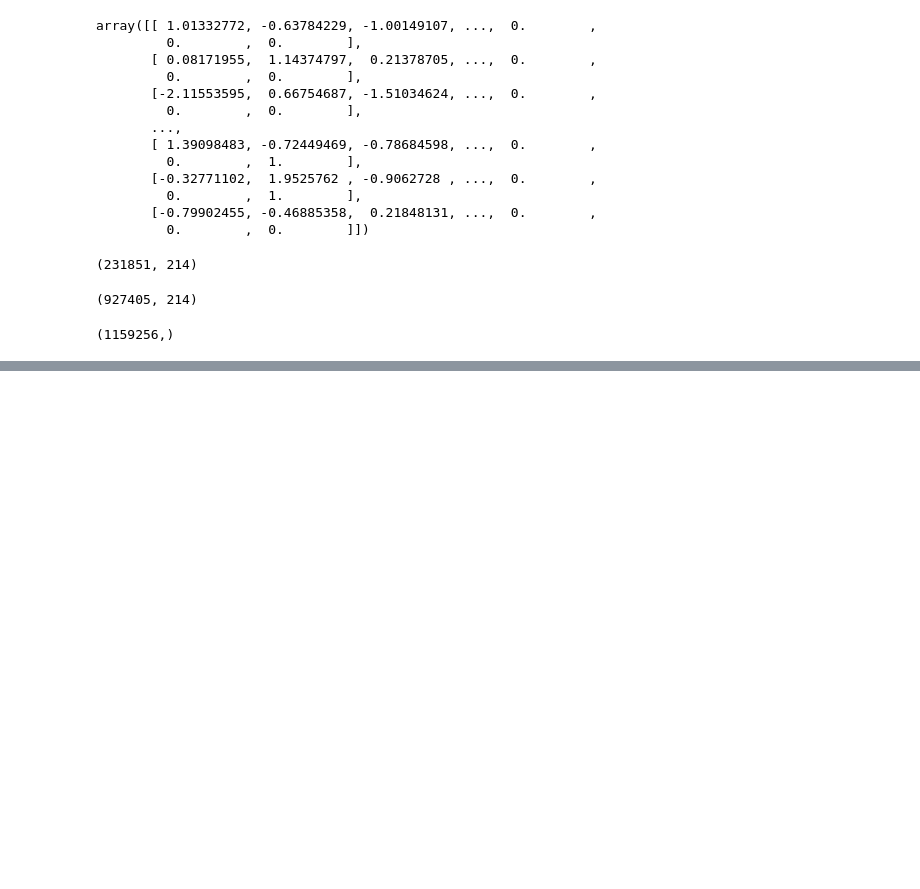
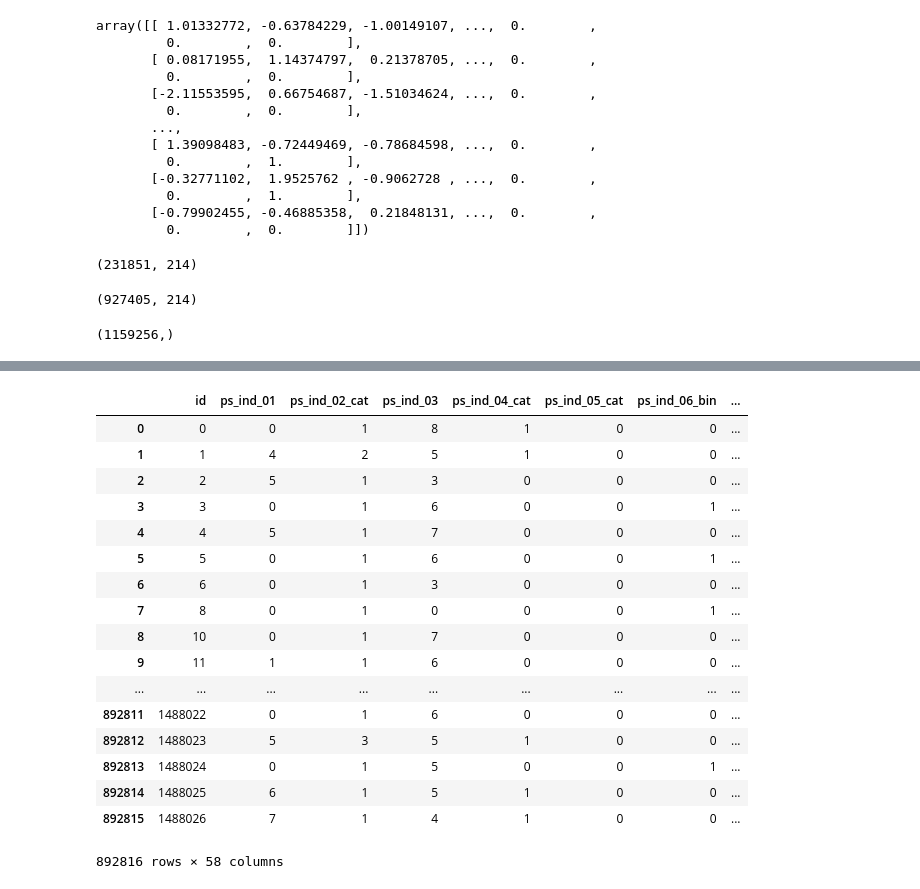
Before and after one commit to jwcunhagit/ml-ps, a Jupyter notebook: Balance-Data-expanding-values-Adjust_test_set.ipynb, the cells around one changed output, grey strips where cells are left out. Drawn from its saved outputs; the diff is of its cells as text; code cells hidden in the pictures; blank space fills up the shorter version.

Commit message:
Adding test dataset

```diff
--- a/Balance-Data-expanding-values-Adjust_test_set.ipynb
+++ b/Balance-Data-expanding-values-Adjust_test_set.ipynb
@@ -388,3 +395,26 @@ classifier.fit(X, y)
 #(449020+465945)/(1159256.0)
 # %%
 #y_pred
+# %%
+test_dataset = pd.read_csv('dataset/test.csv')
+# %%
+test_dataset
+# %% [output]
+|  | id | ps_ind_01 | ps_ind_02_cat | ps_ind_03 | ps_ind_04_cat | ps_ind_05_cat | ps_ind_06_bin | ... |
+| 0 | 0 | 0 | 1 | 8 | 1 | 0 | 0 | ... |
+| 1 | 1 | 4 | 2 | 5 | 1 | 0 | 0 | ... |
+| 2 | 2 | 5 | 1 | 3 | 0 | 0 | 0 | ... |
+| 3 | 3 | 0 | 1 | 6 | 0 | 0 | 1 | ... |
+| 4 | 4 | 5 | 1 | 7 | 0 | 0 | 0 | ... |
+| 5 | 5 | 0 | 1 | 6 | 0 | 0 | 1 | ... |
+| 6 | 6 | 0 | 1 | 3 | 0 | 0 | 0 | ... |
+| 7 | 8 | 0 | 1 | 0 | 0 | 0 | 1 | ... |
+| 8 | 10 | 0 | 1 | 7 | 0 | 0 | 0 | ... |
+| 9 | 11 | 1 | 1 | 6 | 0 | 0 | 0 | ... |
+| ... | ... | ... | ... | ... | ... | ... | ... | ... |
+| 892811 | 1488022 | 0 | 1 | 6 | 0 | 0 | 0 | ... |
+| 892812 | 1488023 | 5 | 3 | 5 | 1 | 0 | 0 | ... |
+| 892813 | 1488024 | 0 | 1 | 5 | 0 | 0 | 1 | ... |
+| 892814 | 1488025 | 6 | 1 | 5 | 1 | 0 | 0 | ... |
+| 892815 | 1488026 | 7 | 1 | 4 | 1 | 0 | 0 | ... |
+892816 rows × 58 columns
```
Also changed, not shown: parts of 13 cells of this notebook.
